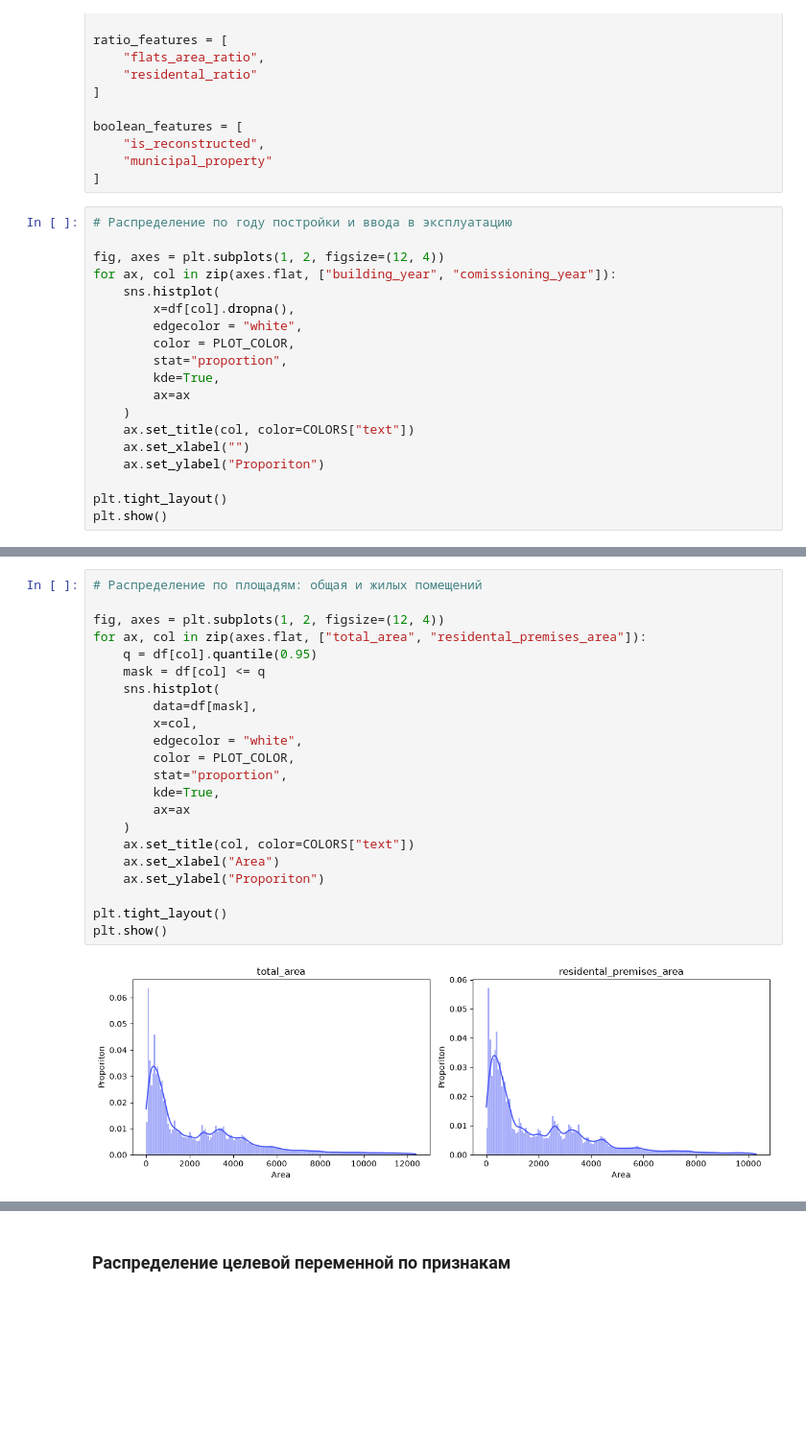
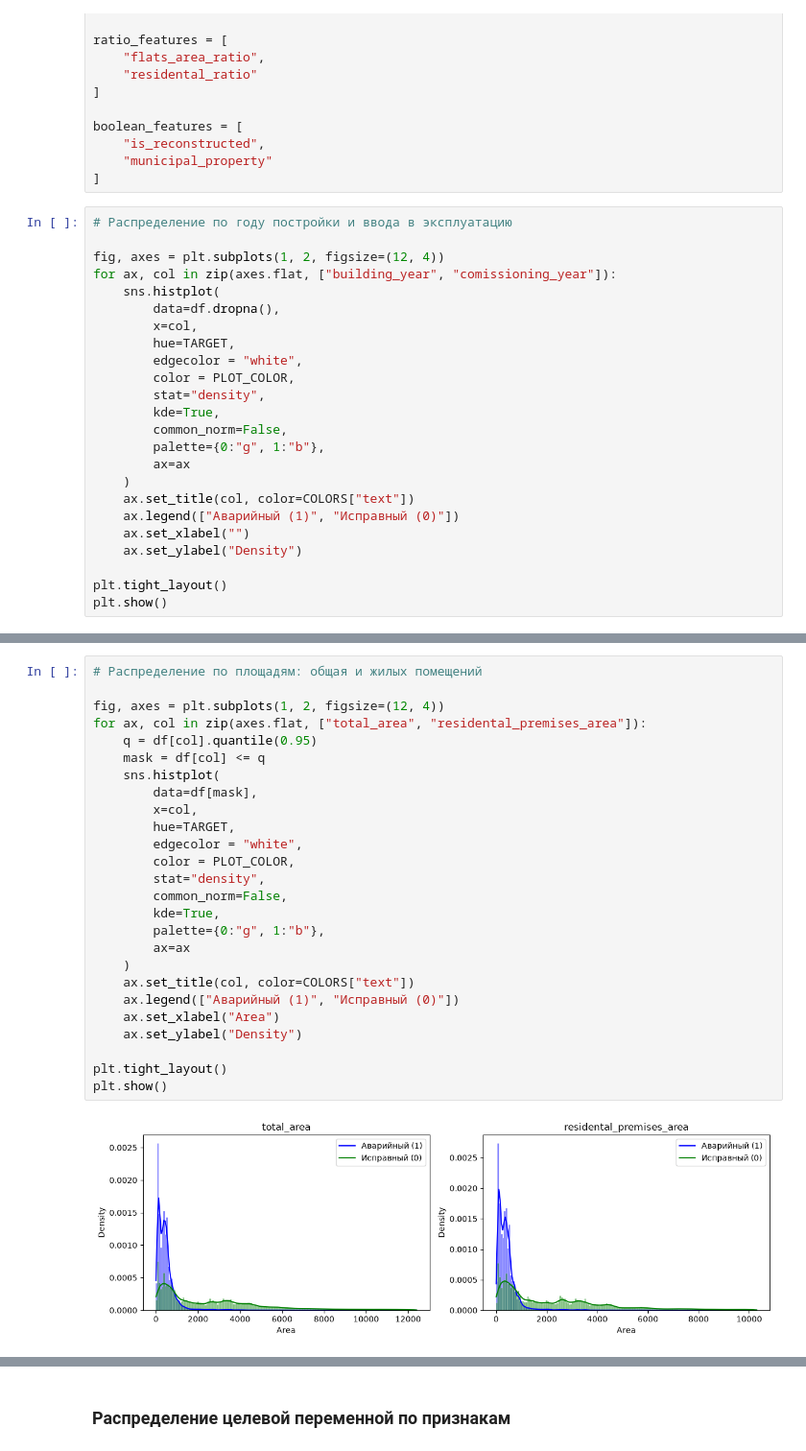
Before and after one commit to ascat41/HouseDeterioration, a Jupyter notebook: data_research.ipynb, the cells around one changed output, grey strips where cells are left out. Shown at 96% size. Cells and saved outputs as stored; diff of their text form; blank space fills up the shorter version.

```diff
--- a/data_research.ipynb
+++ b/data_research.ipynb
@@ -638,16 +646,21 @@ boolean_features = [
 fig, axes = plt.subplots(1, 2, figsize=(12, 4))
 for ax, col in zip(axes.flat, ["building_year", "comissioning_year"]):
     sns.histplot(
-        x=df[col].dropna(),
+        data=df.dropna(),
+        x=col,
+        hue=TARGET,
         edgecolor = "white",
         color = PLOT_COLOR,
-        stat="proportion",
+        stat="density",
         kde=True,
+        common_norm=False,
+        palette={0:"g", 1:"b"},
         ax=ax
     )
     ax.set_title(col, color=COLORS["text"])
+    ax.legend(["Аварийный (1)", "Исправный (0)"])
     ax.set_xlabel("")
-    ax.set_ylabel("Proporiton")
+    ax.set_ylabel("Density")
 
 plt.tight_layout()
 plt.show()
@@ -656,27 +669,31 @@ plt.show()
 # %%
 # Распределение по площадям: общая и жилых помещений
 
 fig, axes = plt.subplots(1, 2, figsize=(12, 4))
 for ax, col in zip(axes.flat, ["total_area", "residental_premises_area"]):
     q = df[col].quantile(0.95)
     mask = df[col] <= q
     sns.histplot(
         data=df[mask],
         x=col,
+        hue=TARGET,
         edgecolor = "white",
         color = PLOT_COLOR,
-        stat="proportion",
+        stat="density",
+        common_norm=False,
         kde=True,
+        palette={0:"g", 1:"b"},
         ax=ax
     )
     ax.set_title(col, color=COLORS["text"])
+    ax.legend(["Аварийный (1)", "Исправный (0)"])
     ax.set_xlabel("Area")
-    ax.set_ylabel("Proporiton")
+    ax.set_ylabel("Density")
 
 plt.tight_layout()
 plt.show()
 # %% [output]
-[figure, old version]
+[figure, new version]
 # %%
 # Распределение количества квартир в домах
 
```
Also changed, not shown: parts of 15 cells of this notebook.
